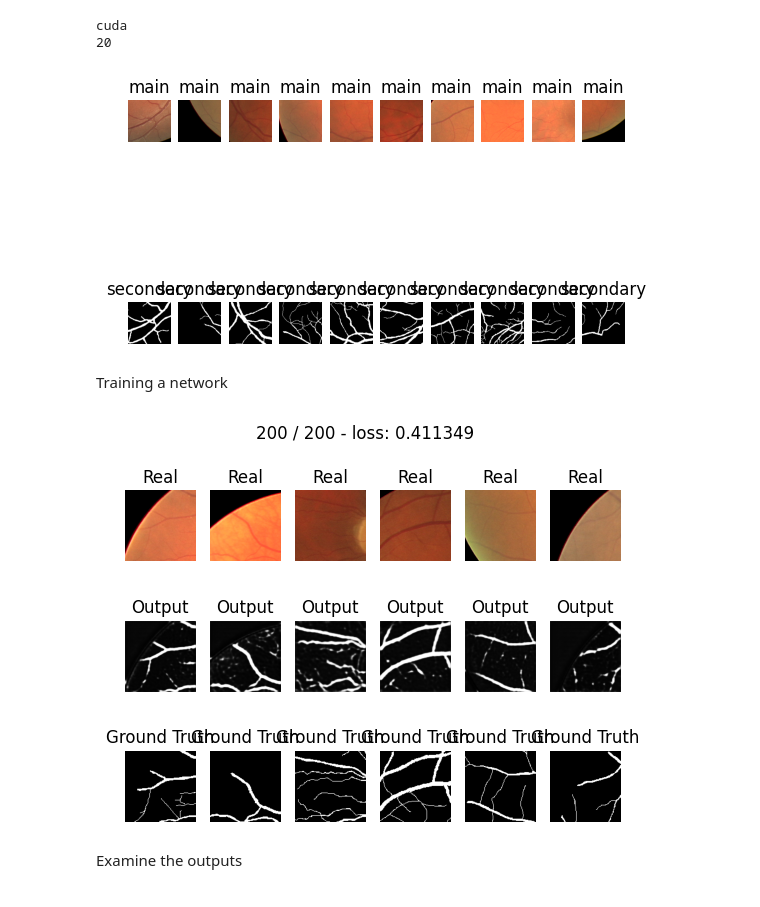
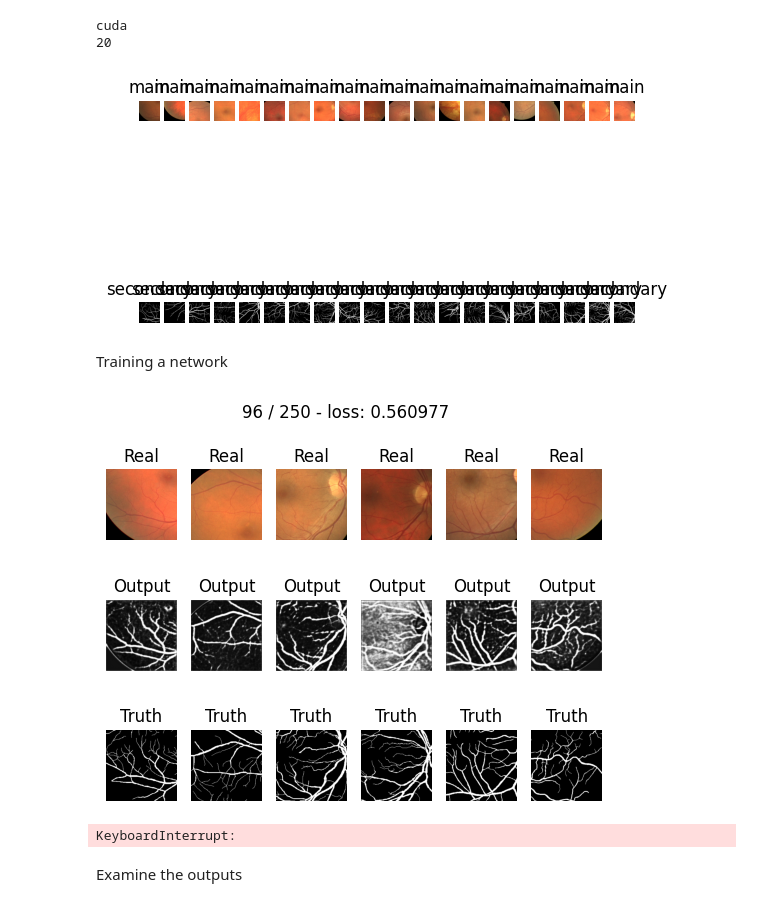
Before and after one commit to rjarvi/IDLCV_23_HotDog, a Jupyter notebook: Segmentation/Patch_dataloading_experiment.ipynb, the cells around one changed output. Cells and saved outputs as stored; diff of their text form; code cells hidden in the pictures.

```diff
--- a/Segmentation/Patch_dataloading_experiment.ipynb
+++ b/Segmentation/Patch_dataloading_experiment.ipynb
@@ -13,7 +13,7 @@ from IPython.display import clear_output
 
 from retinal_loaders import DRIVEDataLoader
 from Unet_architecture import UNet2, UNet
-
+from loss_functions import bce_loss, focal_loss, dice_loss
 
 
 
@@ -137,41 +137,41 @@ transform = TF.Compose([
 ])
 
 # Create DataLoader for the dataset
-batch_size = 10
+batch_size = 20
 
-size = 128
+size = 256
 
 # Create the full training set
 full_trainset = PATCH_DRIVEDataLoader(train=True, transforms=transform, crop_size=(size,size))
 full_test_set = PATCH_DRIVEDataLoader(train=False, transforms=transform, crop_size=(size,size))
 
 print(len(full_test_set))
 
 
 loader = DataLoader(full_trainset, batch_size=batch_size, shuffle=True, num_workers=1)
 test_loader = DataLoader(full_test_set, batch_size=batch_size, shuffle=False, num_workers=1)
 
 transform = TF.ToPILImage()
 images = next(iter(loader))
 for i in range(batch_size):
 
     main = transform(images[0][i])
     secondary = transform(images[1][i])
 
     plt.subplot(2, batch_size, i+1)
     plt.imshow(main)
     plt.title('main')
     plt.axis('off')
 
     plt.subplot(2, batch_size, i+batch_size+1)
     plt.imshow(secondary, cmap='gray')
     plt.title('secondary')
     plt.axis('off')
 plt.show()
 # %% [output]
 cuda
 20
-[figure, old version]
+[figure, new version]
 # %% [markdown]
 Training a network
 # %%
@@ -275,10 +224,11 @@ def dice_loss(y_real, y_pred, epsilon=1e-6):
 # %%
 import torch.optim as optim
-model = UNet2(parameter_count=128).to(device)
+model = UNet2(parameter_count=200).to(device)
 
-train(model, optim.Adam(model.parameters(), 0.00001, weight_decay=0.001), dice_loss, 200, loader, test_loader)
+train(model, optim.Adam(model.parameters(), 0.00001, weight_decay=0.0001), dice_loss, 250, loader, test_loader)
 # %% [output]
-[figure, old version]
+[figure, new version]
+KeyboardInterrupt:
 # %% [markdown]
 Examine the outputs
 # %%
```
Also changed, not shown: parts of 2 cells of this notebook, 4 other files.
